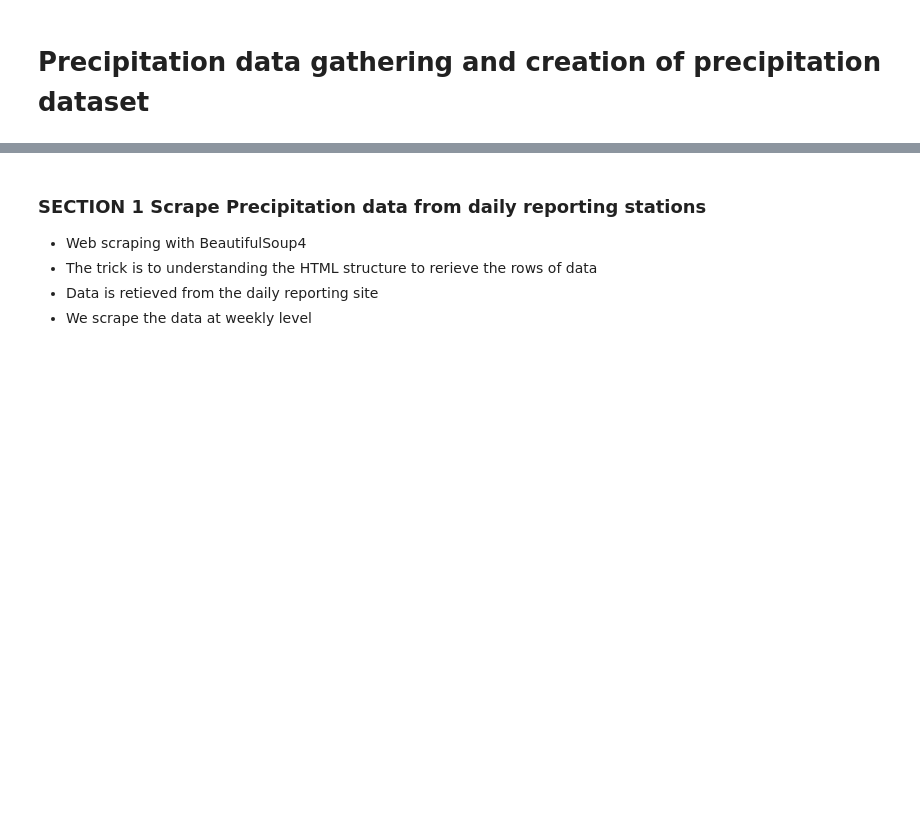
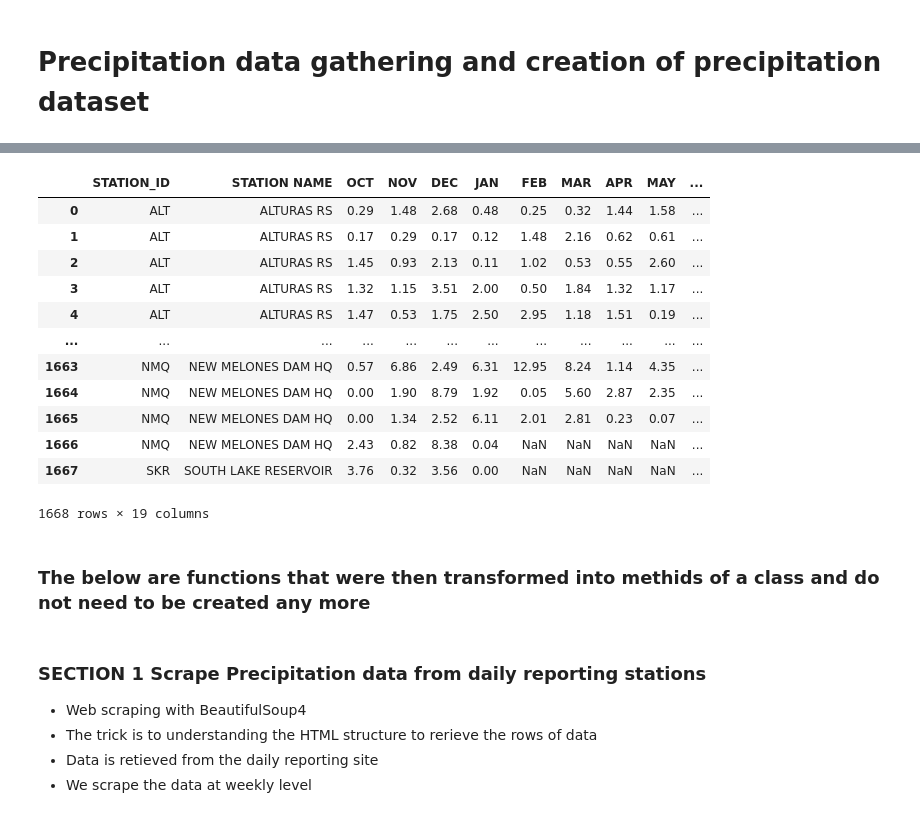
Before and after one commit to sjtalkar/milestone2_waterwells_deepnote, a Jupyter notebook: Data Engineering/precipitation_data.ipynb, the cells around one changed output, grey strips where cells are left out. Cells and saved outputs as stored; diff of their text form; code cells hidden in the pictures; blank space fills up the shorter version.

```diff
--- a/Data Engineering/precipitation_data.ipynb
+++ b/Data Engineering/precipitation_data.ipynb
@@ -23,0 +41,2 @@ import altair as alt
+# %%
+precipitation_data = PrecipitationDataset(2013, 2023, "../assets/outputs")
@@ -24,3 +102,21 @@ import altair as alt
+# %%
+precipitation_data.retrieve_merge_precipitation_stations()
+# %% [output]
+|  | STATION_ID | STATION NAME | OCT | NOV | DEC | JAN | FEB | MAR | APR | MAY | ... |
+| 0 | ALT | ALTURAS RS | 0.29 | 1.48 | 2.68 | 0.48 | 0.25 | 0.32 | 1.44 | 1.58 | ... |
+| 1 | ALT | ALTURAS RS | 0.17 | 0.29 | 0.17 | 0.12 | 1.48 | 2.16 | 0.62 | 0.61 | ... |
+| 2 | ALT | ALTURAS RS | 1.45 | 0.93 | 2.13 | 0.11 | 1.02 | 0.53 | 0.55 | 2.60 | ... |
+| 3 | ALT | ALTURAS RS | 1.32 | 1.15 | 3.51 | 2.00 | 0.50 | 1.84 | 1.32 | 1.17 | ... |
+| 4 | ALT | ALTURAS RS | 1.47 | 0.53 | 1.75 | 2.50 | 2.95 | 1.18 | 1.51 | 0.19 | ... |
+| ... | ... | ... | ... | ... | ... | ... | ... | ... | ... | ... | ... |
+| 1663 | NMQ | NEW MELONES DAM HQ | 0.57 | 6.86 | 2.49 | 6.31 | 12.95 | 8.24 | 1.14 | 4.35 | ... |
+| 1664 | NMQ | NEW MELONES DAM HQ | 0.00 | 1.90 | 8.79 | 1.92 | 0.05 | 5.60 | 2.87 | 2.35 | ... |
+| 1665 | NMQ | NEW MELONES DAM HQ | 0.00 | 1.34 | 2.52 | 6.11 | 2.01 | 2.81 | 0.23 | 0.07 | ... |
+| 1666 | NMQ | NEW MELONES DAM HQ | 2.43 | 0.82 | 8.38 | 0.04 | NaN | NaN | NaN | NaN | ... |
+| 1667 | SKR | SOUTH LAKE RESERVOIR | 3.76 | 0.32 | 3.56 | 0.00 | NaN | NaN | NaN | NaN | ... |
+1668 rows × 19 columns
+# %% [markdown]
+### The below are functions that were then transformed into methids of a class and do not need to be created any more
 # %% [markdown]
 ### SECTION 1 Scrape Precipitation data from daily reporting stations
 - Web scraping with BeautifulSoup4
```
Also changed, not shown: parts of 9 cells of this notebook, 7 other files.
